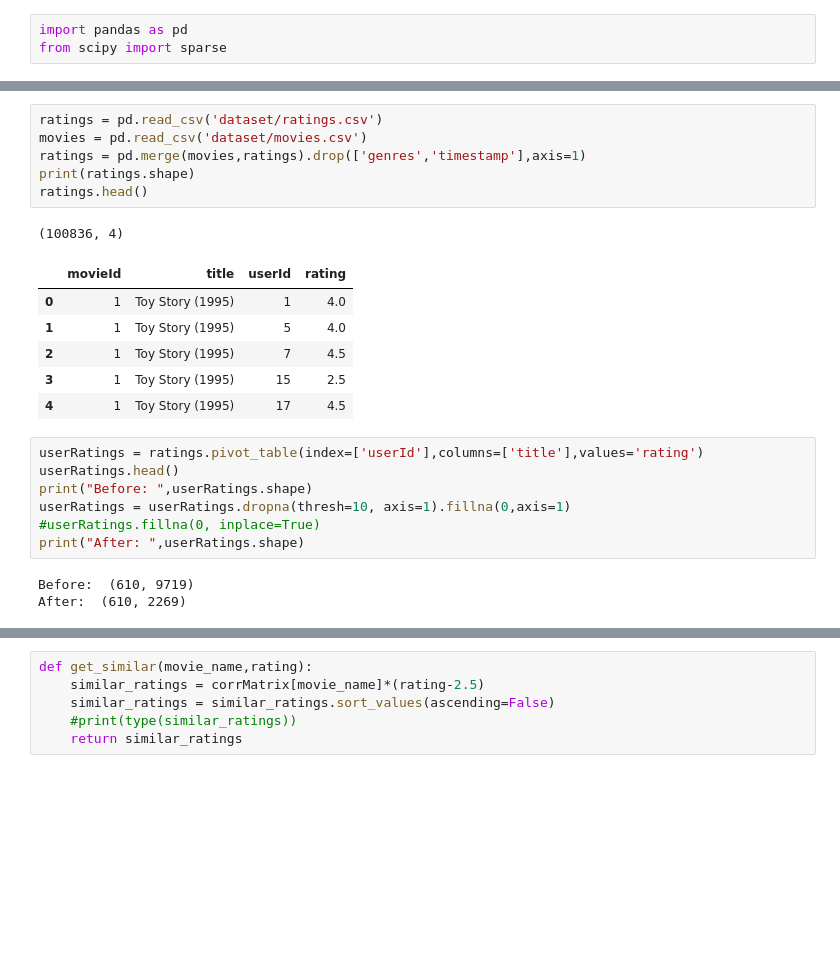
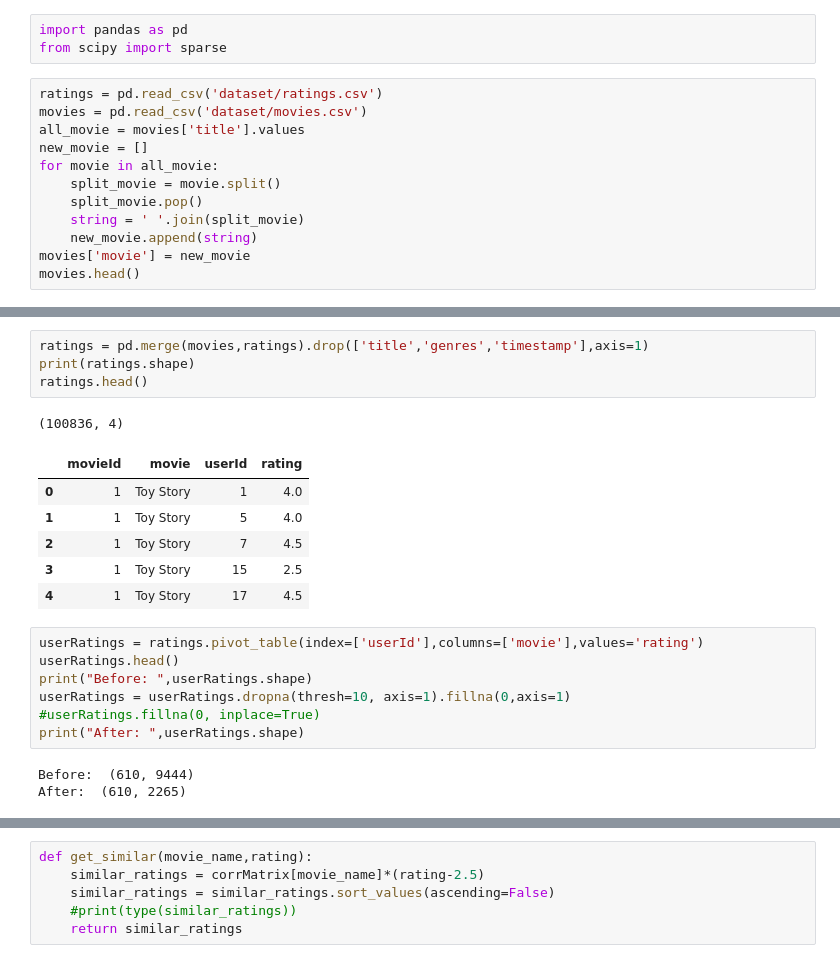
Before and after one commit to NarutoOp/Movie-Master, a Jupyter notebook: Collaborative.ipynb, the cells around one changed output, grey strips where cells are left out. Cells and saved outputs as stored; diff of their text form; blank space fills up the shorter version.

```diff
--- a/Collaborative.ipynb
+++ b/Collaborative.ipynb
@@ -1,3 +1,15 @@
 # %%
 import pandas as pd
 from scipy import sparse
+# %%
+ratings = pd.read_csv('dataset/ratings.csv')
+movies = pd.read_csv('dataset/movies.csv')
+all_movie = movies['title'].values
+new_movie = []
+for movie in all_movie:
+    split_movie = movie.split()
+    split_movie.pop()
+    string = ' '.join(split_movie)
+    new_movie.append(string)
+movies['movie'] = new_movie
+movies.head()
@@ -4,27 +23,25 @@ from scipy import sparse
 # %%
-ratings = pd.read_csv('dataset/ratings.csv')
-movies = pd.read_csv('dataset/movies.csv')
-ratings = pd.merge(movies,ratings).drop(['genres','timestamp'],axis=1)
+ratings = pd.merge(movies,ratings).drop(['title','genres','timestamp'],axis=1)
 print(ratings.shape)
 ratings.head()
 # %% [output]
 (100836, 4)
-|  | movieId | title | userId | rating |
-| 0 | 1 | Toy Story (1995) | 1 | 4.0 |
-| 1 | 1 | Toy Story (1995) | 5 | 4.0 |
-| 2 | 1 | Toy Story (1995) | 7 | 4.5 |
-| 3 | 1 | Toy Story (1995) | 15 | 2.5 |
-| 4 | 1 | Toy Story (1995) | 17 | 4.5 |
+|  | movieId | movie | userId | rating |
+| 0 | 1 | Toy Story | 1 | 4.0 |
+| 1 | 1 | Toy Story | 5 | 4.0 |
+| 2 | 1 | Toy Story | 7 | 4.5 |
+| 3 | 1 | Toy Story | 15 | 2.5 |
+| 4 | 1 | Toy Story | 17 | 4.5 |
 # %%
-userRatings = ratings.pivot_table(index=['userId'],columns=['title'],values='rating')
+userRatings = ratings.pivot_table(index=['userId'],columns=['movie'],values='rating')
 userRatings.head()
 print("Before: ",userRatings.shape)
 userRatings = userRatings.dropna(thresh=10, axis=1).fillna(0,axis=1)
 #userRatings.fillna(0, inplace=True)
 print("After: ",userRatings.shape)
 # %% [output]
-Before:  (610, 9719)
-After:  (610, 2269)
+Before:  (610, 9444)
+After:  (610, 2265)
 # %%
 corrMatrix = userRatings.corr(method='pearson')
 corrMatrix.head(10)
```
Also changed, not shown: parts of 9 cells of this notebook, 1 other file.
